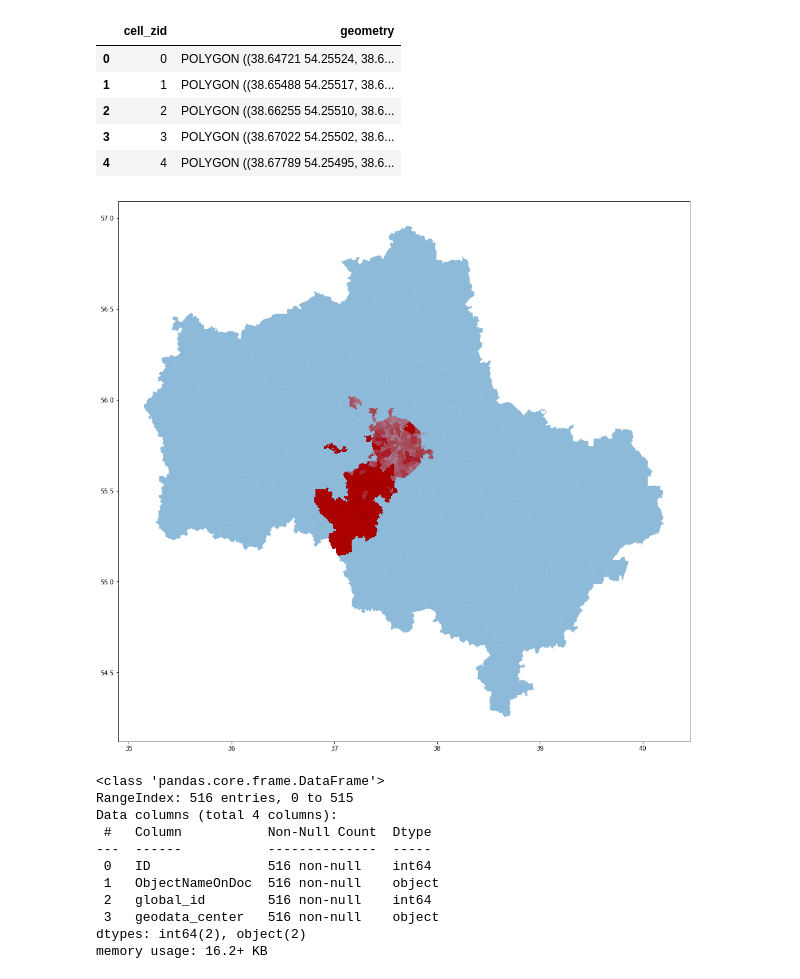
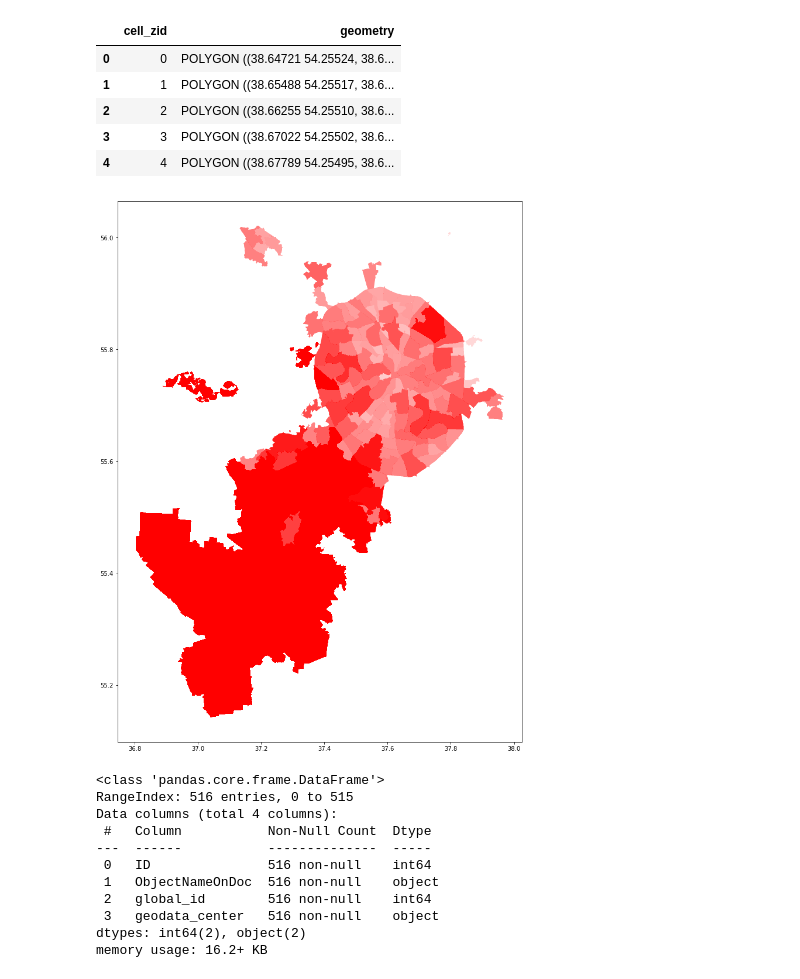
Before and after one commit to Femt0S/leaders2021, a Jupyter notebook: case_6.ipynb, the cells around one changed output. Saved outputs shown, nothing was run; the diff lists cells and outputs as text; code cells hidden in the pictures.

```diff
--- a/case_6.ipynb
+++ b/case_6.ipynb
@@ -276,23 +276,23 @@ shp_fishnet.head()
 #shp_admzones.plot(figsize=(17,17))
 #plt.show()
 # %%
-ax = shp_admzones.plot(figsize=(17,17), alpha=0.5)
+#ax = shp_admzones.plot(figsize=(17,17), alpha=0.5)
 
 pd.merge(
     shp_admzones,
     df_sector_rel[['cell_zid', 'adm_zid']],
     how="inner",
     on='adm_zid',
     sort=False,
     suffixes=("_x", "_y"),
     copy=True,
     indicator=False,
     validate=None,
-).plot(figsize=(17,17), color='red', ax=ax, alpha=0.01)
+).plot(figsize=(17,17), color='red', alpha=0.01)
 
 plt.show()
 # %% [output]
-[figure, old version]
+[figure, new version]
 # %%
 #df_sector_rel = pd.read_excel('./datasets/Справочник_соотношения_секторов_500х500м_и_адм_районов_МСК.xlsx')
 #df_sector_rel.to_csv('./datasets/relations_between_500x500_and_MSC.csv', index=False)
```
Also changed, not shown: parts of 19 cells of this notebook, 6 other files.
